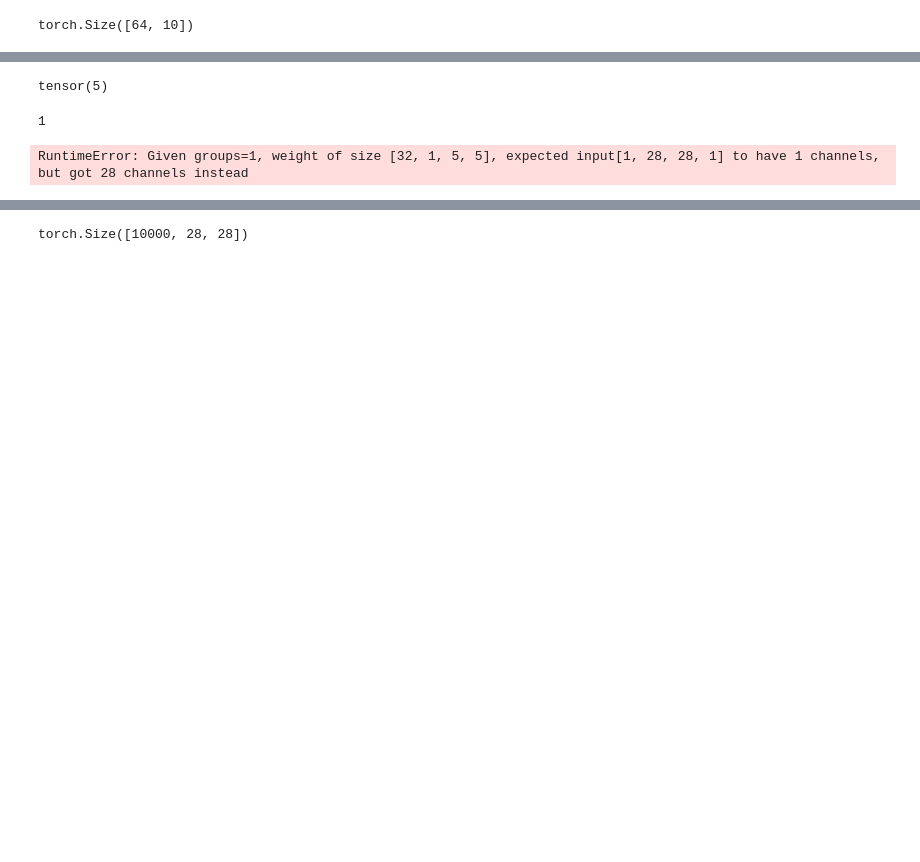
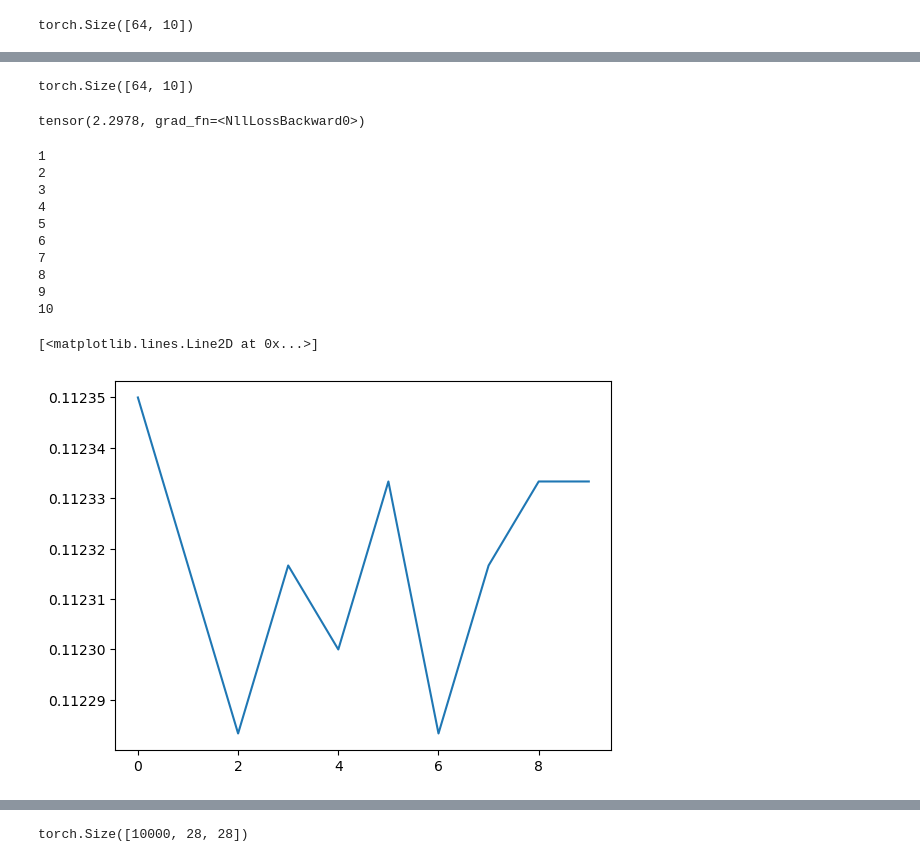
Before and after one commit to zzstephen/zzstephen, a Jupyter notebook: DL/mnist.ipynb, the cells around one changed output, grey strips where cells are left out. Drawn from its saved outputs; the diff is of its cells as text; code cells hidden in the pictures; blank space fills up the shorter version.

```diff
--- a/DL/mnist.ipynb
+++ b/DL/mnist.ipynb
@@ -322,7 +331,7 @@ loss_fn = nn.CrossEntropyLoss()
 optimizer = torch.optim.Adam(model.parameters(), lr = 0.001)
 # %%
 num_classes = 10
-num_epochs = 5
+num_epochs = 10
 # %%
 precision_by_class = [0] * num_classes
 recall_by_class = [0] * num_classes
@@ -332,4 +341,6 @@ confusion_matrix = [[0]*num_classes for i in range(num_classes)]
 loss_hist = [0] * num_epochs
 accuracy_hist = [0] * num_epochs
 # %%
-x_batch, y_batch = train_dl.dataset[0]
+for X_batch, y_batch in train_dl:
+    print(torch.unsqueeze(X_batch, 1).shape, y_batch.shape)
+    break
@@ -340,19 +349,25 @@ torch.Size([28, 28, 1])
-# %%
-y_batch
-# %% [output]
-tensor(5)
+# %%
+pred = model(torch.unsqueeze(X_batch, 1))
+# %%
+pred.shape
+# %% [output]
+torch.Size([64, 10])
+# %%
+loss_fn(pred, y_batch)
+# %% [output]
+tensor(2.2978, grad_fn=<NllLossBackward0>)
 # %%
 i = 1
 for epoch in range(num_epochs):
     print(i)
     model.train()
-    for x_batch, y_batch in train_dl.dataset:
-        pred = model(torch.unsqueeze(x_batch,2))
+    for x_batch, y_batch in train_dl:
+        pred = model(torch.unsqueeze(X_batch, 1))
         loss = loss_fn(pred, y_batch)
         loss.backward()
         optimizer.step()
         optimizer.zero_grad()
-        loss_hist[epoch] += loss.item()*y_batch.item()
+        loss_hist[epoch] += loss.item()*y_batch.size(0)
         is_correct = (torch.argmax(pred) == y_batch).float()
         accuracy_hist[epoch] += is_correct.sum()
     accuracy_hist[epoch] /= len(train_dl.dataset)
@@ -360,4 +375,17 @@ for epoch in range(num_epochs):
     i += 1
 # %% [output]
 1
+2
+3
+4
+5
+6
+7
+8
+9
+10
-RuntimeError: Given groups=1, weight of size [32, 1, 5, 5], expected input[1, 28, 28, 1] to have 1 channels, but got 28 channels instead
+# %%
+plt.plot(accuracy_hist)
+# %% [output]
+[<matplotlib.lines.Line2D at 0x...>]
+[figure, added]
```
Also changed, not shown: parts of 22 cells of this notebook.
